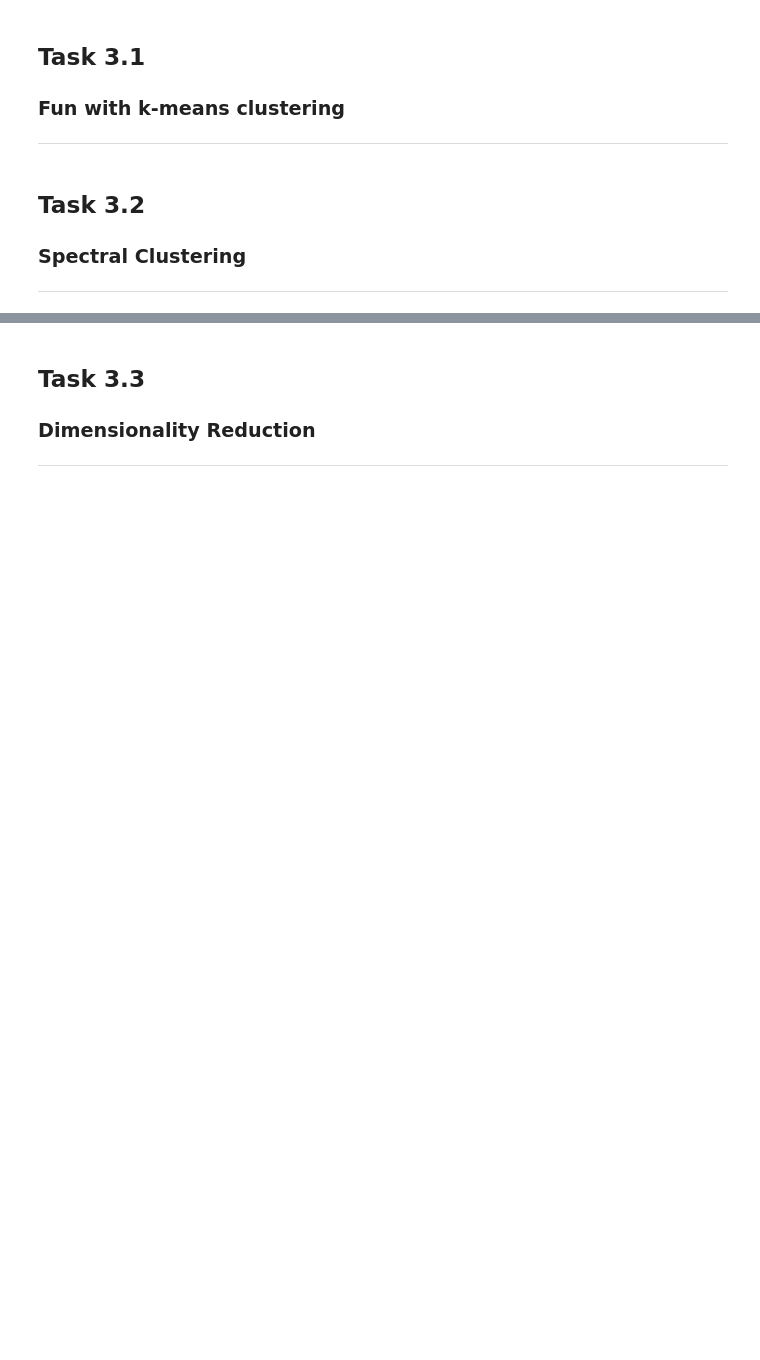
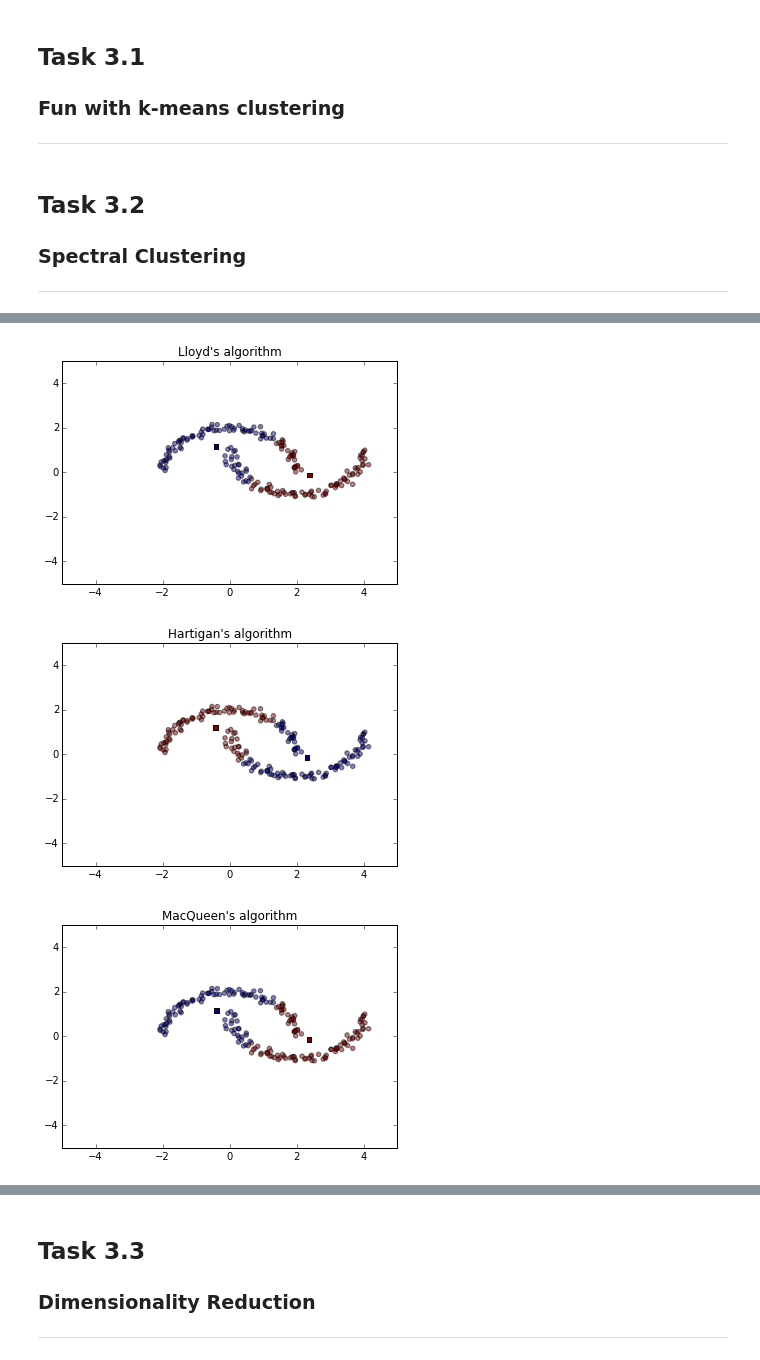
Before and after one commit to motjuste/patt-rex, a Jupyter notebook: project-03-demo.ipynb, the cells around one changed output, grey strips where cells are left out. Drawn from its saved outputs; the diff is of its cells as text; code cells hidden in the pictures; blank space fills up the shorter version.

```diff
--- a/project-03-demo.ipynb
+++ b/project-03-demo.ipynb
@@ -33,0 +65,22 @@ import pattrex.dimred as dim_rex
+# %%
+def demo_2_2(my_data):
+    k = 2
+    data = my_data.T
+    centroidsInit = np.array([[1, 2], [3, 4]])
+    centroids, idx, cond = km_rex.kmeans_Lloyd(data, k, centroidsInit, save_plot=False)
+    # idx, _ = km_rex.vq(data, centroids)
+    km_rex.show_plotted_cluster(data, idx, centroids, "Lloyd's algorithm",k)
+
+    # Hartigan's algorithm
+    centroids, idx = km_rex.kmeans_hartigans(data, k, save_plot=False)
+    km_rex.show_plotted_cluster(data, idx, centroids, "Hartigan's algorithm",k)
+
+    # MacQueen's algorithm
+    centroids, idx = km_rex.kmeans_macqueen(data, k, save_plot=False)
+    km_rex.show_plotted_cluster(data, idx, centroids, "MacQueen's algorithm",k)
+# %%
+demo_2_2(my_data)
+# %% [output]
+[figure, added]
+[figure, added]
+[figure, added]
```
Also changed, not shown: parts of 18 cells of this notebook, 1 other file.
